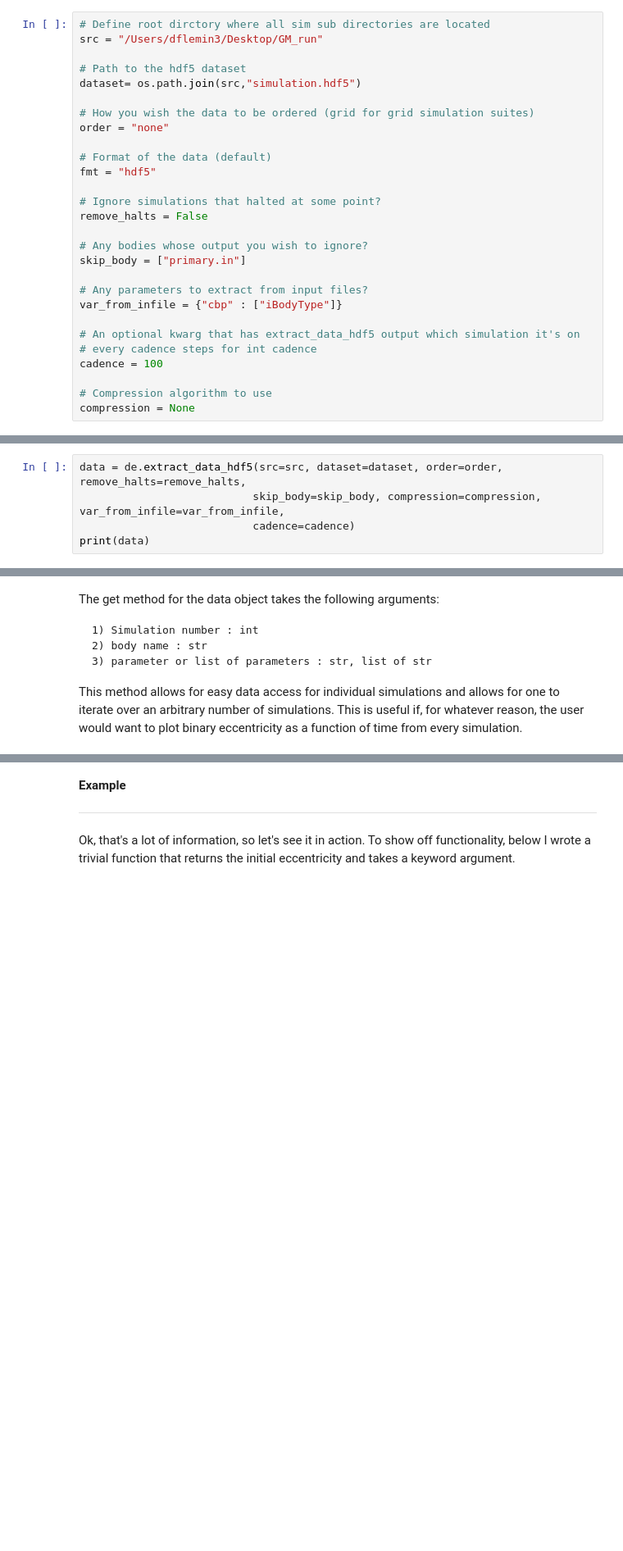
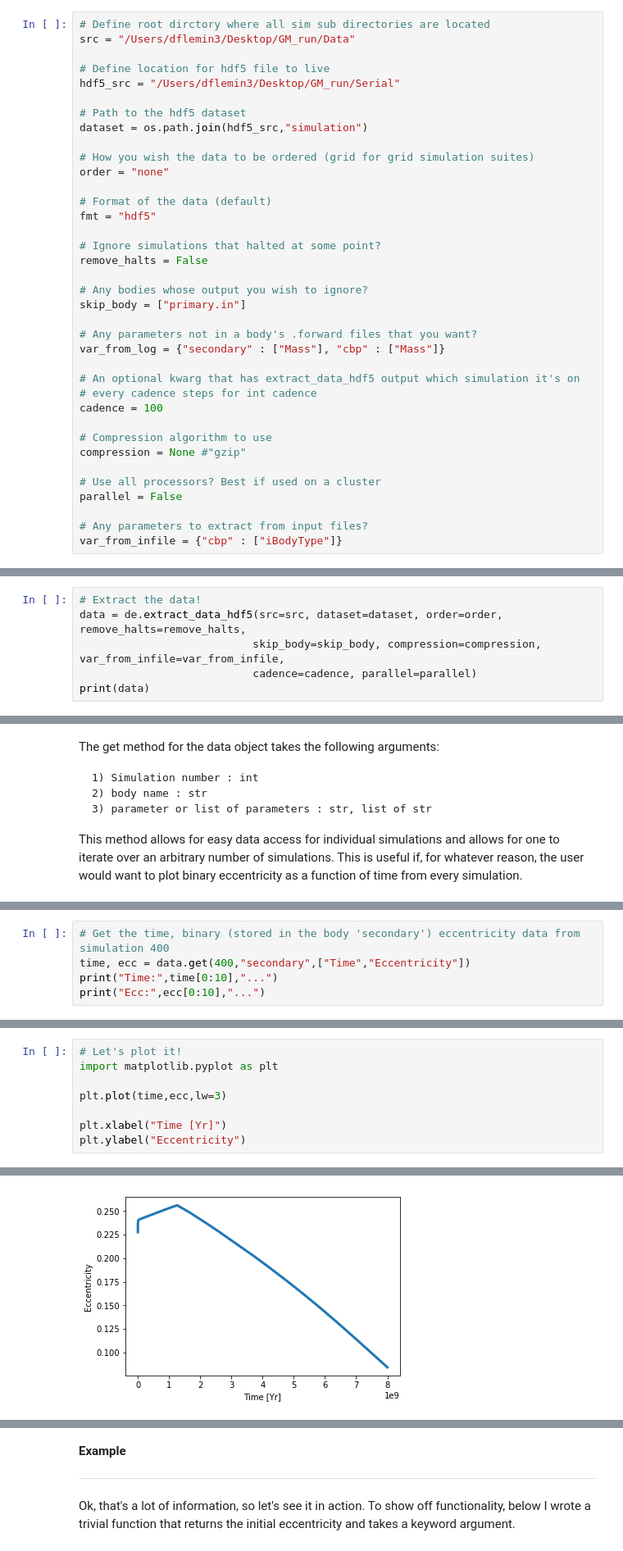
Before and after one commit to VirtualPlanetaryLaboratory/vplanet, a Jupyter notebook: bigplanet/examples/data_example.ipynb, the cells around one changed output, grey strips where cells are left out. Shown: that part at 82% size. Saved outputs shown, nothing was run; the diff lists cells and outputs as text; blank space fills up the shorter version.

Commit message:
updated bigplanet example ipynb, scripts for data processing

```diff
--- a/bigplanet/examples/data_example.ipynb
+++ b/bigplanet/examples/data_example.ipynb
@@ -51,9 +50,12 @@ Here, we'll load the data into the variable data.  When using the hdf5 format, d
 # %%
 # Define root dirctory where all sim sub directories are located
-src = "/Users/dflemin3/Desktop/GM_run"
+src = "/Users/dflemin3/Desktop/GM_run/Data"
+
+# Define location for hdf5 file to live
+hdf5_src = "/Users/dflemin3/Desktop/GM_run/Serial"
 
 # Path to the hdf5 dataset
-dataset= os.path.join(src,"simulation.hdf5")
+dataset = os.path.join(hdf5_src,"simulation")
 
 # How you wish the data to be ordered (grid for grid simulation suites)
 order = "none"
@@ -67,15 +69,21 @@ remove_halts = False
 # Any bodies whose output you wish to ignore?
 skip_body = ["primary.in"]
 
-# Any parameters to extract from input files?
-var_from_infile = {"cbp" : ["iBodyType"]}
+# Any parameters not in a body's .forward files that you want?
+var_from_log = {"secondary" : ["Mass"], "cbp" : ["Mass"]}
 
 # An optional kwarg that has extract_data_hdf5 output which simulation it's on
 # every cadence steps for int cadence
 cadence = 100
 
 # Compression algorithm to use
-compression = None
+compression = None #"gzip"
+
+# Use all processors? Best if used on a cluster
+parallel = False
+
+# Any parameters to extract from input files?
+var_from_infile = {"cbp" : ["iBodyType"]}
 # %% [markdown]
 ** Load in the data!**
 
@@ -88,6 +96,7 @@ We pass the extract_data_hdf5 function the source directory src and the name of
 # %%
+# Extract the data!
 data = de.extract_data_hdf5(src=src, dataset=dataset, order=order, remove_halts=remove_halts,
                            skip_body=skip_body, compression=compression, var_from_infile=var_from_infile,
-                           cadence=cadence)
+                           cadence=cadence, parallel=parallel)
 print(data)
 # %% [output]
@@ -171,0 +173,5 @@ into an ipython cell, the docs will appear allowing the user to see what the fun
+# %%
+# Get the time, binary (stored in the body 'secondary') eccentricity data from simulation 400
+time, ecc = data.get(400,"secondary",["Time","Eccentricity"])
+print("Time:",time[0:10],"...")
+print("Ecc:",ecc[0:10],"...")
@@ -171,0 +183,9 @@ into an ipython cell, the docs will appear allowing the user to see what the fun
+# %%
+# Let's plot it!
+import matplotlib.pyplot as plt
+
+plt.plot(time,ecc,lw=3)
+
+plt.xlabel("Time [Yr]")
+plt.ylabel("Eccentricity")
+# %% [output]
@@ -171,0 +193 @@ into an ipython cell, the docs will appear allowing the user to see what the fun
+[figure, added]
```
Also changed, not shown: parts of 28 cells of this notebook, 2 other files.
